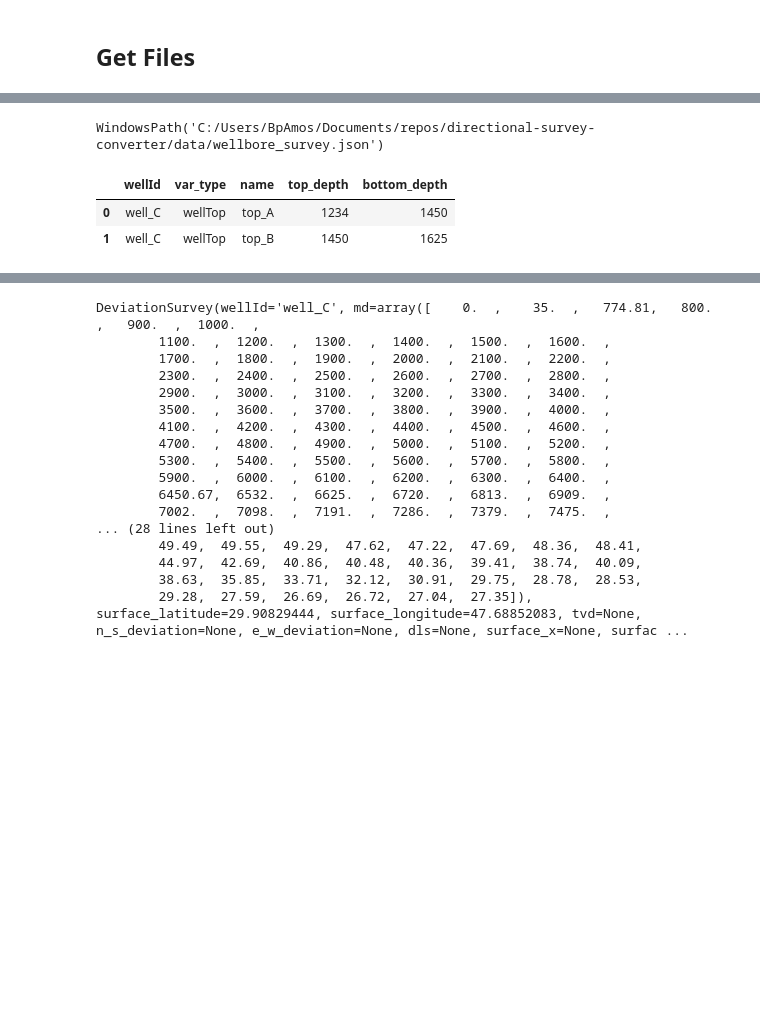
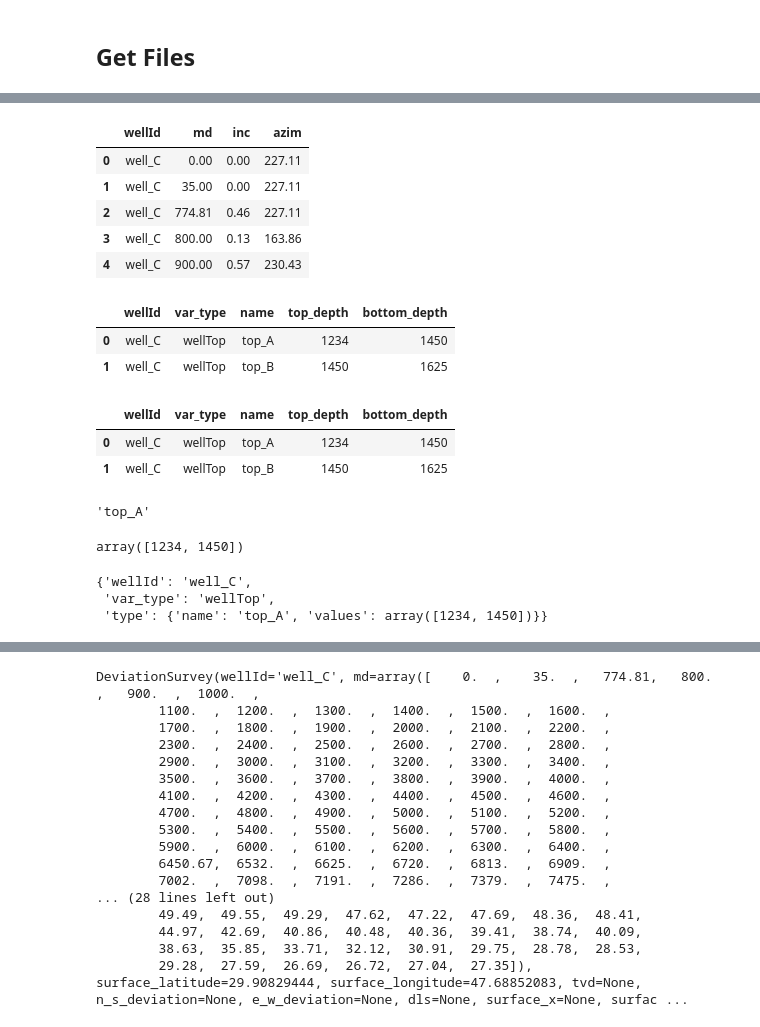
Before and after one commit to bpamos/welltrajconvert, a Jupyter notebook: notebook/Interpolate.ipynb, the cells around one changed output, grey strips where cells are left out. Saved outputs shown, nothing was run; the diff lists cells and outputs as text; code cells hidden in the pictures; blank space fills up the shorter version.

```diff
--- a/notebook/Interpolate.ipynb
+++ b/notebook/Interpolate.ipynb
@@ -31,6 +36 @@ file_paths.items
  WindowsPath('C:/Users/BpAmos/Documents/repos/directional-survey-converter/data/well_interpolate_data.csv')]
-# %%
-filePath = file_paths[1]
-filePath
-# %% [output]
-WindowsPath('C:/Users/BpAmos/Documents/repos/directional-survey-converter/data/wellbore_survey.json')
@@ -44,3 +37,24 @@ from scipy import interpolate
+# %%
+filePath = file_paths[0]
+filePath
+df_well = pd.read_csv(filePath, sep=',')
+df_well = df_well[['wellId','md','inc','azim']]
+df_well.head()
+# %% [output]
+|  | wellId | md | inc | azim |
+| 0 | well_C | 0.00 | 0.00 | 227.11 |
+| 1 | well_C | 35.00 | 0.00 | 227.11 |
+| 2 | well_C | 774.81 | 0.46 | 227.11 |
+| 3 | well_C | 800.00 | 0.13 | 163.86 |
+| 4 | well_C | 900.00 | 0.57 | 230.43 |
+# %%
+filePath = file_paths[5]
+df_interp = pd.read_csv(filePath, sep=',')
+df_interp.head()
+# %% [output]
+|  | wellId | var_type | name | top_depth | bottom_depth |
+| 0 | well_C | wellTop | top_A | 1234 | 1450 |
+| 1 | well_C | wellTop | top_B | 1450 | 1625 |
 # %%
 filePath = file_paths[3]
 df_interp = pd.read_csv(filePath, sep=',')
@@ -49,4 +63,28 @@ df_interp.head()
 |  | wellId | var_type | name | top_depth | bottom_depth |
 | 0 | well_C | wellTop | top_A | 1234 | 1450 |
 | 1 | well_C | wellTop | top_B | 1450 | 1625 |
+# %%
+interp_dict = df_interp.to_dict('records')
+wellId = interp_dict[0]['wellId']
+var_type = interp_dict[0]['var_type']
+name = interp_dict[0]['name']
+name
+# %% [output]
+'top_A'
+# %%
+interp_vals = np.array([interp_dict[0]['top_depth'],interp_dict[0]['bottom_depth']])
+interp_vals
+# %% [output]
+array([1234, 1450])
+# %%
+
+
+new_dict = {'wellId':wellId,
+           "var_type":var_type,
+            "type":{'name':name, 'values':interp_vals}}
+new_dict
+# %% [output]
+{'wellId': 'well_C',
+ 'var_type': 'wellTop',
+ 'type': {'name': 'top_A', 'values': array([1234, 1450])}}
 # %%
```
Also changed, not shown: parts of 20 cells of this notebook.
